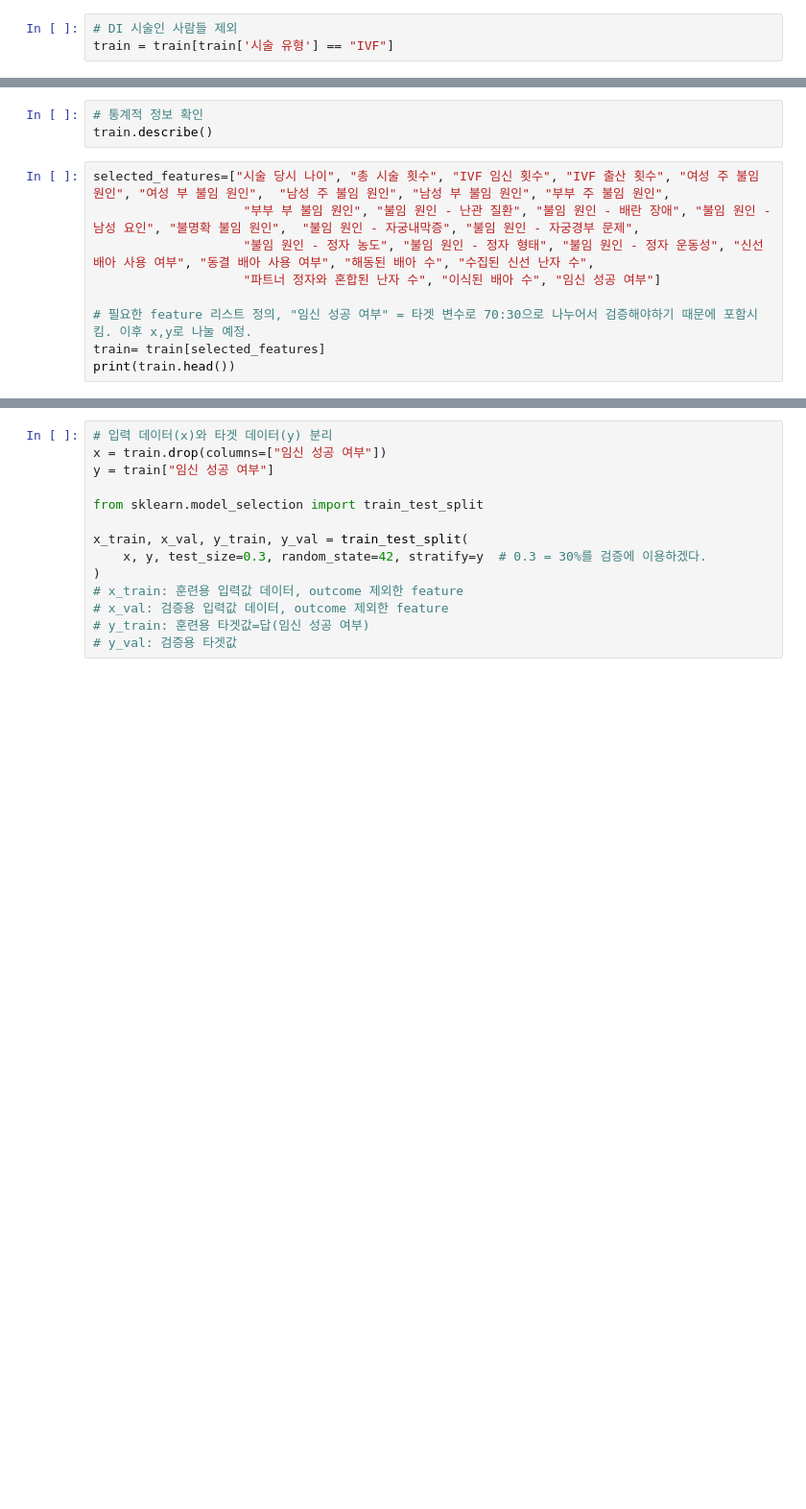
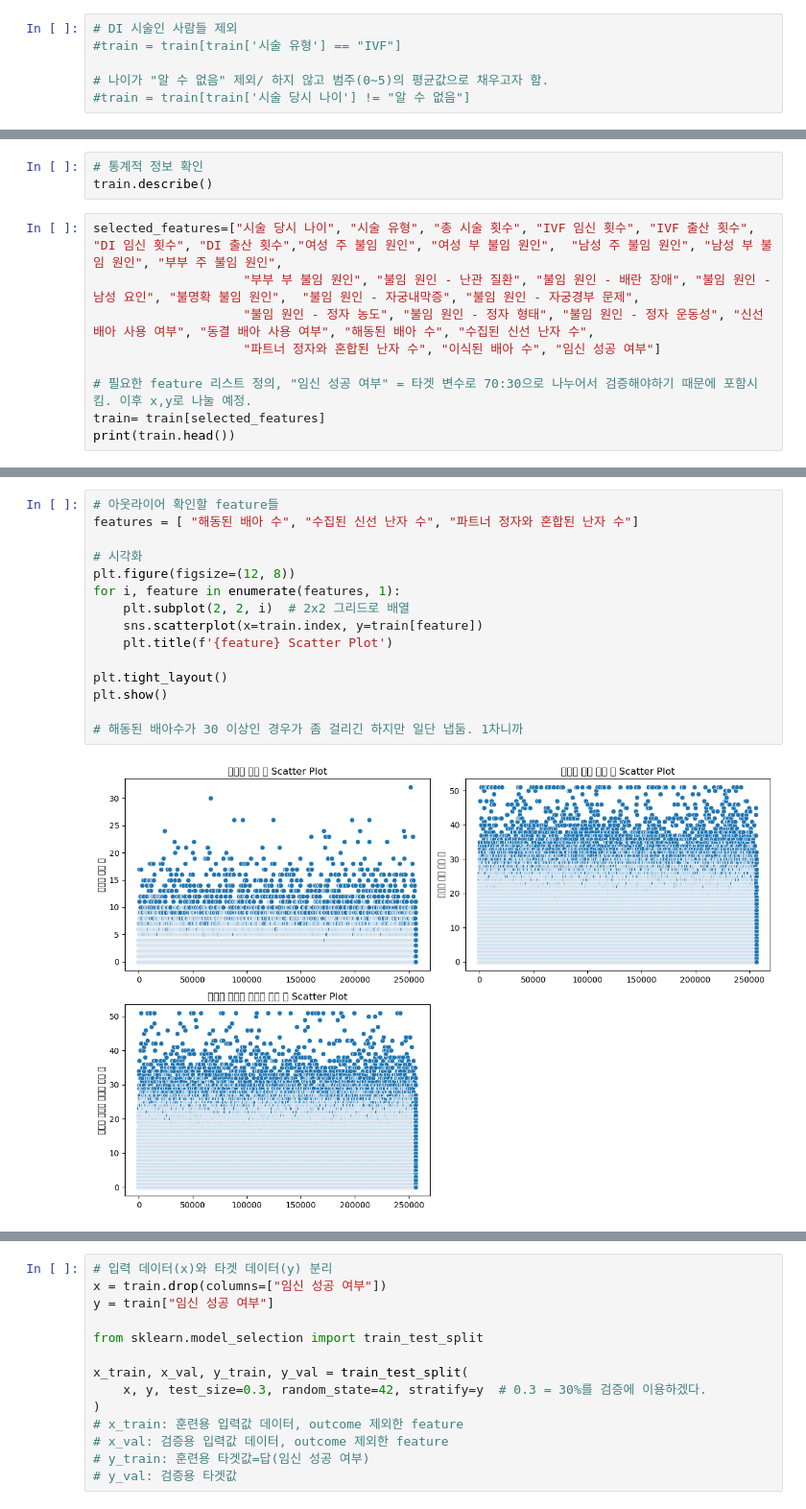
Before and after one commit to kellyssm/LG-aimers, a Jupyter notebook: data_preprocessing.ipynb, the cells around one changed output, grey strips where cells are left out. Shown: that part at 96% size. Cells and saved outputs as stored; diff of their text form; blank space fills up the shorter version.

```diff
--- a/data_preprocessing.ipynb
+++ b/data_preprocessing.ipynb
@@ -21,4 +24,7 @@ train: (256351, 69)
 test: (90067, 68)
 # %%
 # DI 시술인 사람들 제외
-train = train[train['시술 유형'] == "IVF"]
+#train = train[train['시술 유형'] == "IVF"]
+
+# 나이가 "알 수 없음" 제외/ 하지 않고 범주(0~5)의 평균값으로 채우고자 함.
+#train = train[train['시술 당시 나이'] != "알 수 없음"]
@@ -47,7 +48,7 @@ train.head()
 # 통계적 정보 확인
 train.describe()
 # %%
-selected_features=["시술 당시 나이", "총 시술 횟수", "IVF 임신 횟수", "IVF 출산 횟수", "여성 주 불임 원인", "여성 부 불임 원인",  "남성 주 불임 원인", "남성 부 불임 원인", "부부 주 불임 원인",
+selected_features=["시술 당시 나이", "시술 유형", "총 시술 횟수", "IVF 임신 횟수", "IVF 출산 횟수", "DI 임신 횟수", "DI 출산 횟수","여성 주 불임 원인", "여성 부 불임 원인",  "남성 주 불임 원인", "남성 부 불임 원인", "부부 주 불임 원인",
                     "부부 부 불임 원인", "불임 원인 - 난관 질환", "불임 원인 - 배란 장애", "불임 원인 - 남성 요인", "불명확 불임 원인",  "불임 원인 - 자궁내막증", "불임 원인 - 자궁경부 문제",
                     "불임 원인 - 정자 농도", "불임 원인 - 정자 형태", "불임 원인 - 정자 운동성", "신선 배아 사용 여부", "동결 배아 사용 여부", "해동된 배아 수", "수집된 신선 난자 수",
                     "파트너 정자와 혼합된 난자 수", "이식된 배아 수", "임신 성공 여부"]
@@ -74,0 +105,17 @@ x_val = scaler.transform(x_val)  # 동일한 변환 적용
+# %%
+# 아웃라이어 확인할 feature들
+features = [ "해동된 배아 수", "수집된 신선 난자 수", "파트너 정자와 혼합된 난자 수"]
+
+# 시각화
+plt.figure(figsize=(12, 8))
+for i, feature in enumerate(features, 1):
+    plt.subplot(2, 2, i)  # 2x2 그리드로 배열
+    sns.scatterplot(x=train.index, y=train[feature])
+    plt.title(f'{feature} Scatter Plot')
+
+plt.tight_layout()
+plt.show()
+
+# 해동된 배아수가 30 이상인 경우가 좀 걸리긴 하지만 일단 냅둠. 1차니까
+# %% [output]
+[figure, added]
```
Also changed, not shown: parts of 21 cells of this notebook.
